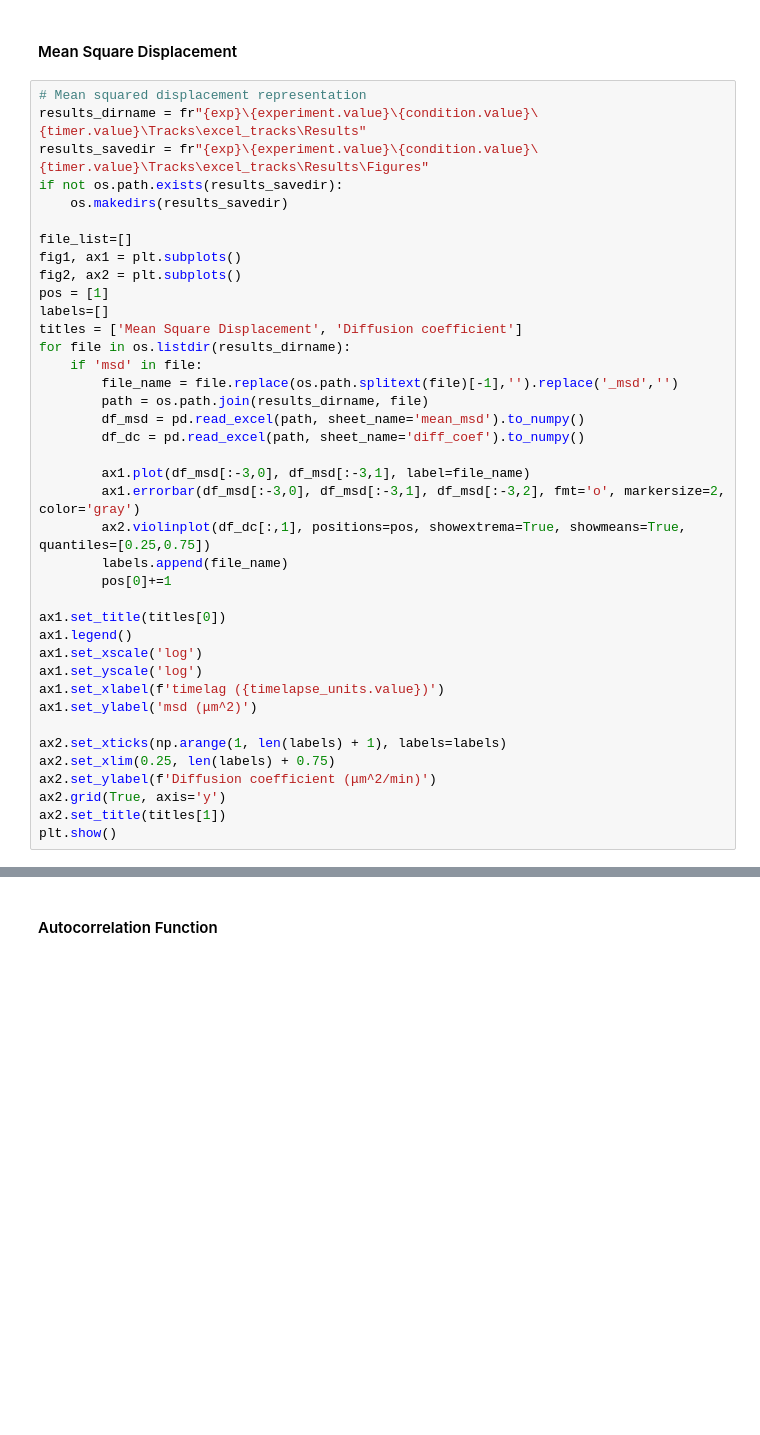
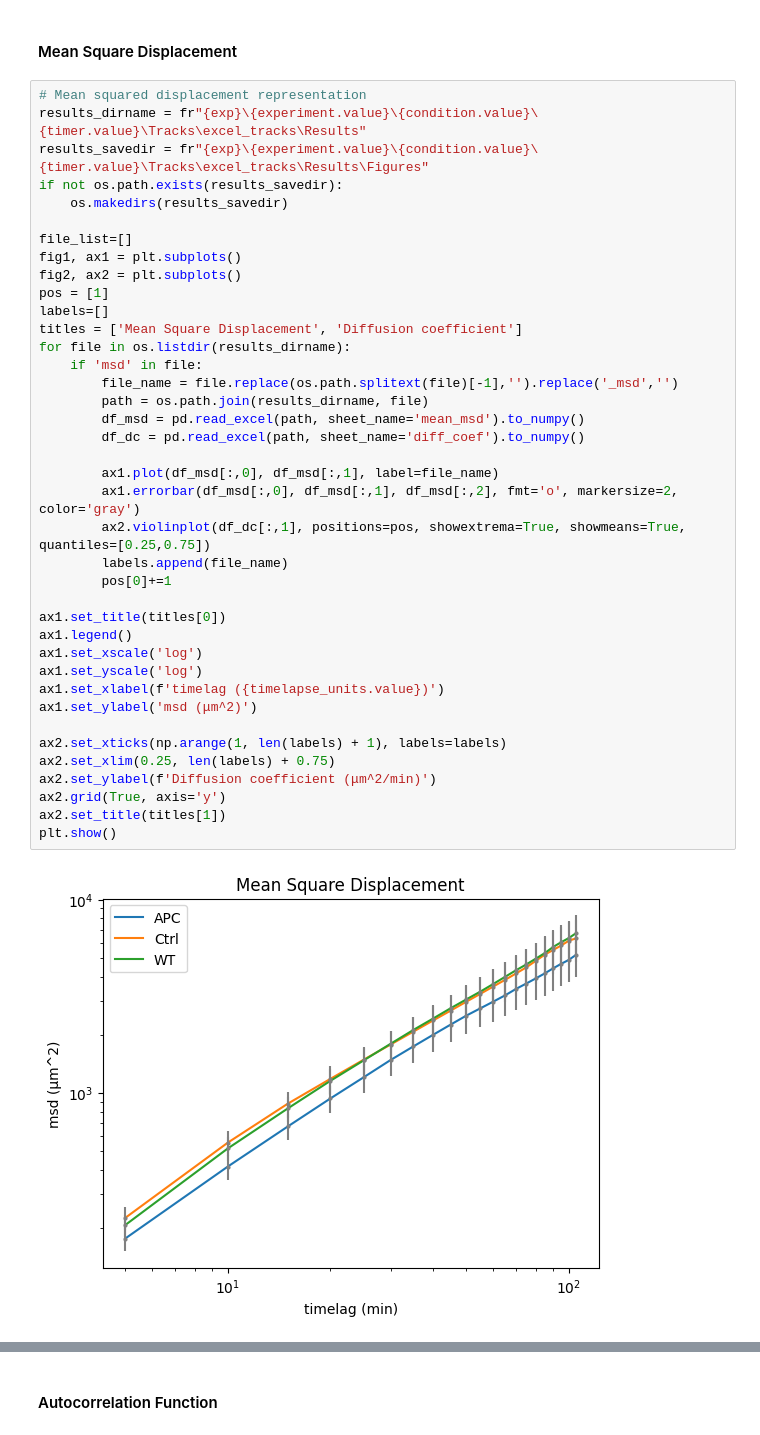
Before and after one commit to pcanaleta/tanalysis, a Jupyter notebook: trajectory_analysis.ipynb, the cells around one changed output, grey strips where cells are left out. Saved outputs shown, nothing was run; the diff lists cells and outputs as text; blank space fills up the shorter version.

```diff
--- a/trajectory_analysis.ipynb
+++ b/trajectory_analysis.ipynb
@@ -591,32 +591,34 @@ if not os.path.exists(results_savedir):
 file_list=[]
 fig1, ax1 = plt.subplots()
 fig2, ax2 = plt.subplots()
 pos = [1]
 labels=[]
 titles = ['Mean Square Displacement', 'Diffusion coefficient']
 for file in os.listdir(results_dirname):
     if 'msd' in file:
         file_name = file.replace(os.path.splitext(file)[-1],'').replace('_msd','')
         path = os.path.join(results_dirname, file)
         df_msd = pd.read_excel(path, sheet_name='mean_msd').to_numpy()
         df_dc = pd.read_excel(path, sheet_name='diff_coef').to_numpy()
 
-        ax1.plot(df_msd[:-3,0], df_msd[:-3,1], label=file_name)
-        ax1.errorbar(df_msd[:-3,0], df_msd[:-3,1], df_msd[:-3,2], fmt='o', markersize=2, color='gray')
+        ax1.plot(df_msd[:,0], df_msd[:,1], label=file_name)
+        ax1.errorbar(df_msd[:,0], df_msd[:,1], df_msd[:,2], fmt='o', markersize=2, color='gray')
         ax2.violinplot(df_dc[:,1], positions=pos, showextrema=True, showmeans=True, quantiles=[0.25,0.75])
         labels.append(file_name)
         pos[0]+=1
 
 ax1.set_title(titles[0])
 ax1.legend()
 ax1.set_xscale('log')
 ax1.set_yscale('log')
 ax1.set_xlabel(f'timelag ({timelapse_units.value})')
 ax1.set_ylabel('msd (μm^2)')
 
 ax2.set_xticks(np.arange(1, len(labels) + 1), labels=labels)
 ax2.set_xlim(0.25, len(labels) + 0.75)
 ax2.set_ylabel(f'Diffusion coefficient (μm^2/min)')
 ax2.grid(True, axis='y')
 ax2.set_title(titles[1])
 plt.show()
+# %% [output]
+[figure, added]
```
Also changed, not shown: parts of 4 cells of this notebook, 1 other file.
